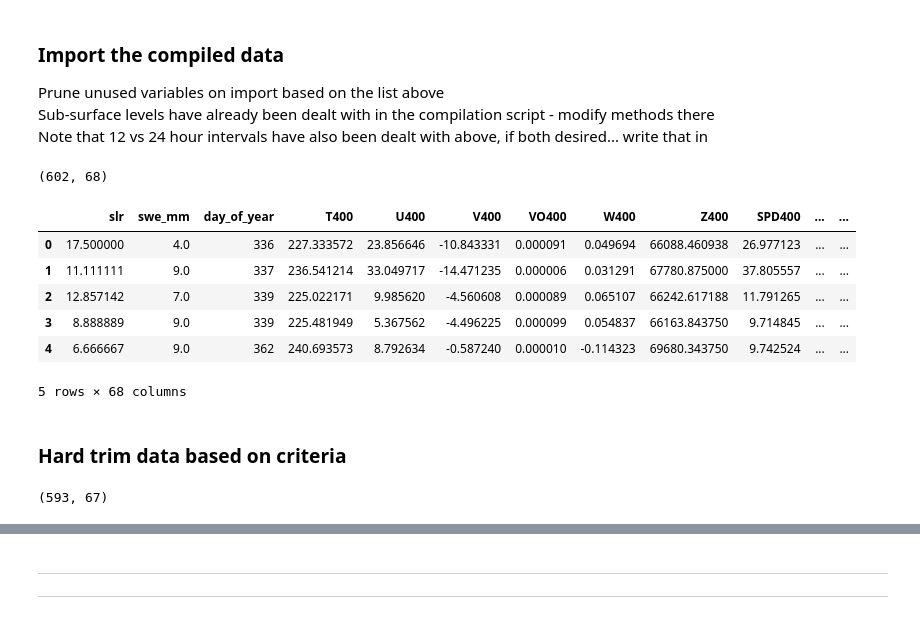
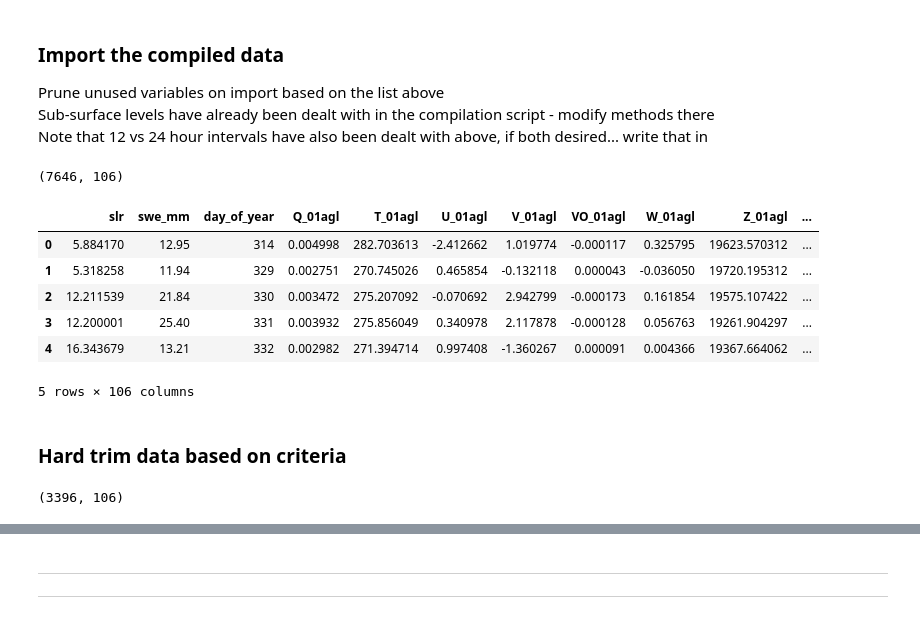
Before and after one commit to m-wessler/snow-liquid-ratio, a Jupyter notebook: core/train_SVR.ipynb, the cells around one changed output, grey strips where cells are left out. Drawn from its saved outputs; the diff is of its cells as text; code cells hidden in the pictures.

```diff
--- a/core/train_SVR.ipynb
+++ b/core/train_SVR.ipynb
@@ -17,7 +17,9 @@ flist = glob(obdir + 'combined/*.pd')
 
 # This can be a manual site list if desired
 site_list = np.unique([f.split('/')[-1].split('_')[0] for f in flist])
-site_list = [s for s in site_list if 'BSNF' in s]
+
+# site_list = [s for s in site_list if 'BSNF' in s]
+# site_list = ['CLN', 'AGD', 'ALTA']
 
 site_list
 # %% [output]
@@ -28,7 +31,7 @@ For now, we will only use one set of observations from each site so samples rema
 We can change this behavior down the road to use all or some intervals<br>
 Favor 'short' for the shortest interval available e.g. 6h, 'long' for longest interval e.g. 24h
 # %%
-favor = 'short' #'long'
+# favor = 'long' #'long'
 
 flist = []
 for site in site_list:
@@ -45,7 +48,8 @@ for site in site_list:
 #             np.argmax([int(f.split('.')[-2].replace('h', '')) for f in site_files])
 
 #     else:
-    flist.append(site_files[0])
+    flist.append(site_files)#[0])
 
+flist = np.hstack(flist)
 flist
 # %% [output]
@@ -124,45 +130,52 @@ use_var_type = ['mean']#, 'max', 'min']
 data = []
 for f in flist:
 
     site = f.split('/')[-1].split('_')[0]
     interval = int(f.split('/')[-1].split('.')[-2].replace('h', ''))
 
     df = pd.read_pickle(f)
 
-    keys = ['slr%d'%interval, 'swe%d_mm'%interval]
+    # keys = ['slr%d'%interval, 'swe%d_mm'%interval]
+    keys = ['slr', 'swe_mm']
 
-    keys.extend(np.hstack([[k for k in df.keys()
-                  if ((vt in k) & (k.split('_')[0] in gfs_keys))]
-                 for vt in use_var_type]))
+#     keys.extend(np.hstack([[k for k in df.keys()
+#                   if ((vt in k) & (k.split('_')[0] in gfs_keys))]
+#                  for vt in use_var_type]))
+
+    keys.extend(np.hstack([[k for k in df.keys() if vt in k] for vt in use_var_type]))
 
     df = df.loc[:, keys].rename(columns={[k for k in keys if 'swe' in k][0]:'swe_mm'})
+    df = df.loc[:, :].rename(columns={[k for k in keys if 'swe' in k][0]:'swe_mm'})
     df = df.rename(columns={[k for k in keys if 'slr' in k][0]:'slr'})
+    df = df.drop(columns=[k for k in keys if 'auto' in k])
 
     # df.insert(0, 'site', np.full(df.index.size, fill_value=site, dtype='U10'))
     doy = [int(pd.to_datetime(d).strftime('%j')) for d in df.index]
     df.insert(2, 'day_of_year', doy)
 
     data.append(df.reset_index().drop(columns='time'))
 
 data = pd.concat(data, sort=False)
 
 # Treat the mean value as the instantaneous value for later applications,
 # we can change this behavior later on if desired.
 # An alternate method would be to keep the 'mean' tag through training
 # and choose behavior upon application
 data = data.rename(columns={k:k.replace('_mean', '') for k in data.keys()})
 
+data = data.drop(columns='SP')
+
 print(data.shape)
 data.head()
 # %% [output]
-(602, 68)
+(7646, 106)
-|  | slr | swe_mm | day_of_year | T400 | U400 | V400 | VO400 | W400 | Z400 | SPD400 | ... | ... |
-| 0 | 17.500000 | 4.0 | 336 | 227.333572 | 23.856646 | -10.843331 | 0.000091 | 0.049694 | 66088.460938 | 26.977123 | ... | ... |
-| 1 | 11.111111 | 9.0 | 337 | 236.541214 | 33.049717 | -14.471235 | 0.000006 | 0.031291 | 67780.875000 | 37.805557 | ... | ... |
-| 2 | 12.857142 | 7.0 | 339 | 225.022171 | 9.985620 | -4.560608 | 0.000089 | 0.065107 | 66242.617188 | 11.791265 | ... | ... |
-| 3 | 8.888889 | 9.0 | 339 | 225.481949 | 5.367562 | -4.496225 | 0.000099 | 0.054837 | 66163.843750 | 9.714845 | ... | ... |
-| 4 | 6.666667 | 9.0 | 362 | 240.693573 | 8.792634 | -0.587240 | 0.000010 | -0.114323 | 69680.343750 | 9.742524 | ... | ... |
+|  | slr | swe_mm | day_of_year | Q_01agl | T_01agl | U_01agl | V_01agl | VO_01agl | W_01agl | Z_01agl | ... |
+| 0 | 5.884170 | 12.95 | 314 | 0.004998 | 282.703613 | -2.412662 | 1.019774 | -0.000117 | 0.325795 | 19623.570312 | ... |
+| 1 | 5.318258 | 11.94 | 329 | 0.002751 | 270.745026 | 0.465854 | -0.132118 | 0.000043 | -0.036050 | 19720.195312 | ... |
+| 2 | 12.211539 | 21.84 | 330 | 0.003472 | 275.207092 | -0.070692 | 2.942799 | -0.000173 | 0.161854 | 19575.107422 | ... |
+| 3 | 12.200001 | 25.40 | 331 | 0.003932 | 275.856049 | 0.340978 | 2.117878 | -0.000128 | 0.056763 | 19261.904297 | ... |
+| 4 | 16.343679 | 13.21 | 332 | 0.002982 | 271.394714 | 0.997408 | -1.360267 | 0.000091 | 0.004366 | 19367.664062 | ... |
-5 rows × 68 columns
+5 rows × 106 columns
 # %% [markdown]
 ### Hard trim data based on criteria
 # %%
@@ -172,14 +185,14 @@ min_swe_mm = 2.54
 
 data = data[data['slr'] >= min_slr]
 data = data[data['slr'] <= max_slr]
-data = data[data['T650'] <= max_T650]
+data = data[data['T_01agl'] <= max_T650]
 data = data[data['swe_mm'] >= min_swe_mm]
 
-data = data[[k for k in data.keys() if 'swe' not in k]]
+# data = data[[k for k in data.keys() if 'swe' not in k]]
 
 print(data.shape)
 # %% [output]
-(593, 67)
+(3396, 106)
 # %%
 plt.figure(facecolor='w', figsize=(6, 6))
 data['slr'].hist()
```
Also changed, not shown: parts of 21 cells of this notebook, 2 other files.
